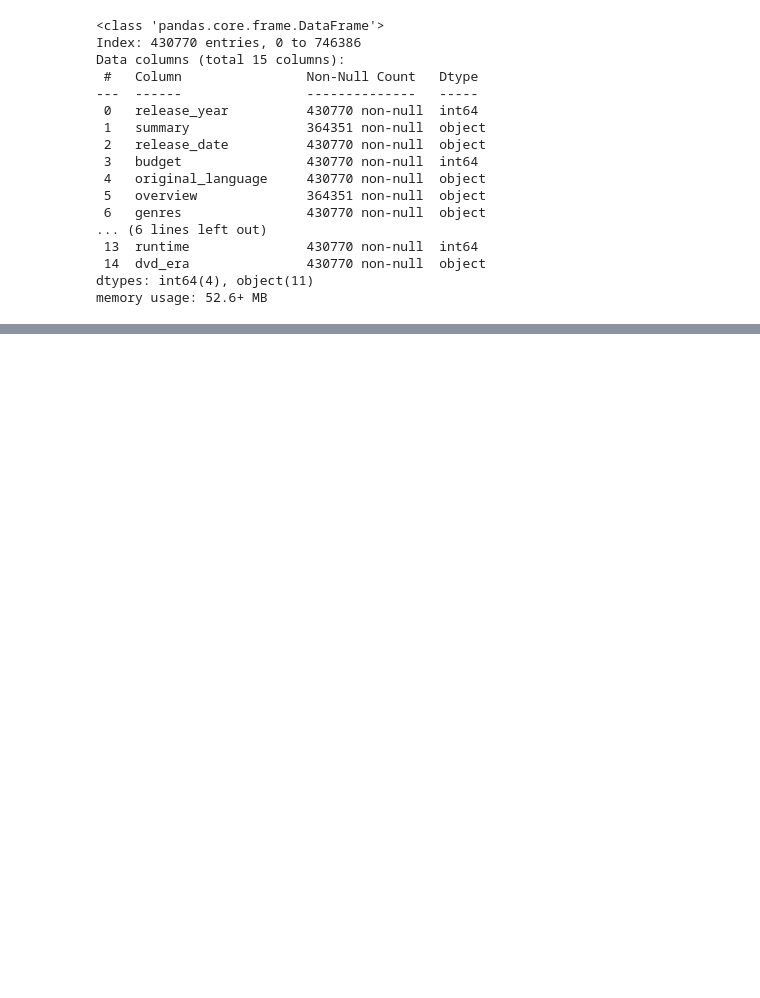
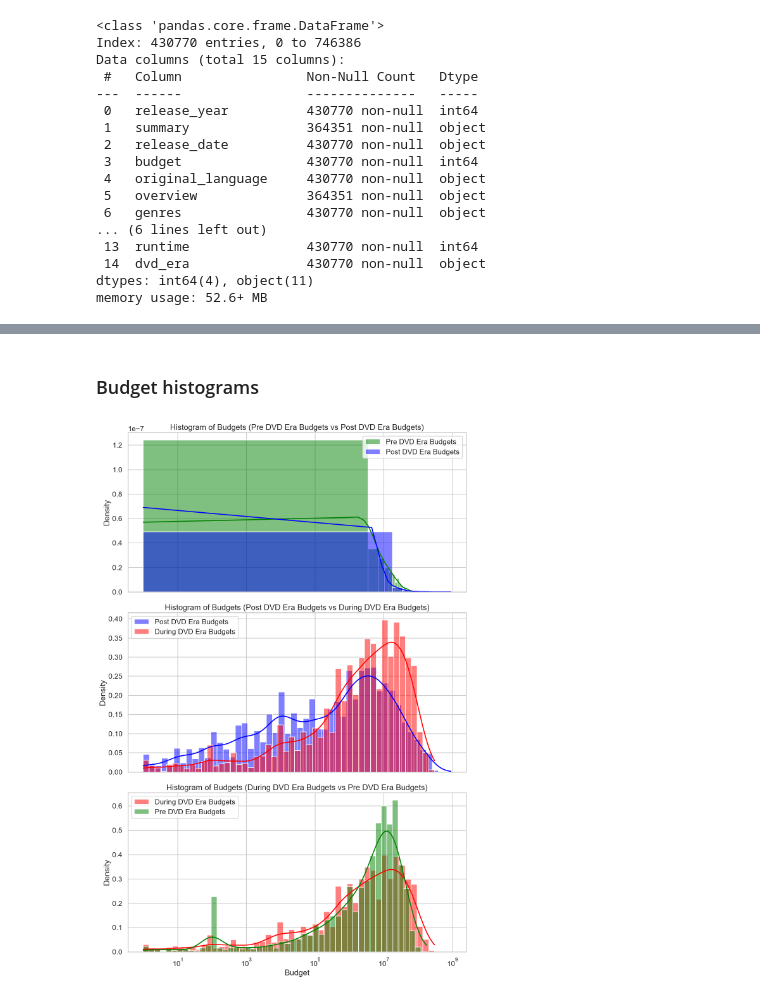
Before and after one commit to epfl-ada/ada-2024-project-databand, a Jupyter notebook: data_overview.ipynb, the cells around one changed output, grey strips where cells are left out. Saved outputs shown, nothing was run; the diff lists cells and outputs as text; code cells hidden in the pictures; blank space fills up the shorter version.

```diff
--- a/data_overview.ipynb
+++ b/data_overview.ipynb
@@ -85,0 +122,32 @@ df_combined.head()
+# %% [markdown]
+### Budget histograms
+# %%
+df_filtered = df_tmdb[(df_tmdb['budget'] > 0)]
+
+def plot_histograms(df, eras, colors, labels, title):
+    fig, axes = plt.subplots(3, 1, figsize=(12, 18), sharex=True)
+
+    for i, (era1, era2) in enumerate(eras):
+        ax = axes[i]
+        sns.histplot(df[df['dvd_era'] == era1]['budget'], bins=50, color=colors[i][0], label=labels[i][0], ax=ax, kde=True, stat="density")
+        sns.histplot(df[df['dvd_era'] == era2]['budget'], bins=50, color=colors[i][1], label=labels[i][1], ax=ax, kde=True, stat="density")
+        ax.set_xscale('log')
+        ax.set_xlabel('Budget')
+        ax.set_ylabel('Density')
+        ax.legend()
+        ax.set_title(f'{title} ({labels[i][0]} vs {labels[i][1]})')
+
+    plt.tight_layout()
+    plt.show()
+
+# Define eras, colors, and labels for the plots
+eras = [("pre", "post"), ("post", "during"), ("during", "pre")]
+colors = [('green', 'blue'), ('blue', 'red'), ('red', 'green')]
+labels = [('Pre DVD Era Budgets', 'Post DVD Era Budgets'),
+          ('Post DVD Era Budgets', 'During DVD Era Budgets'),
+          ('During DVD Era Budgets', 'Pre DVD Era Budgets')]
+
+# Plot histograms
+plot_histograms(df_filtered, eras, colors, labels, 'Histogram of Budgets')
+# %% [output]
+[figure, added]
```
Also changed, not shown: parts of 6 cells of this notebook.
